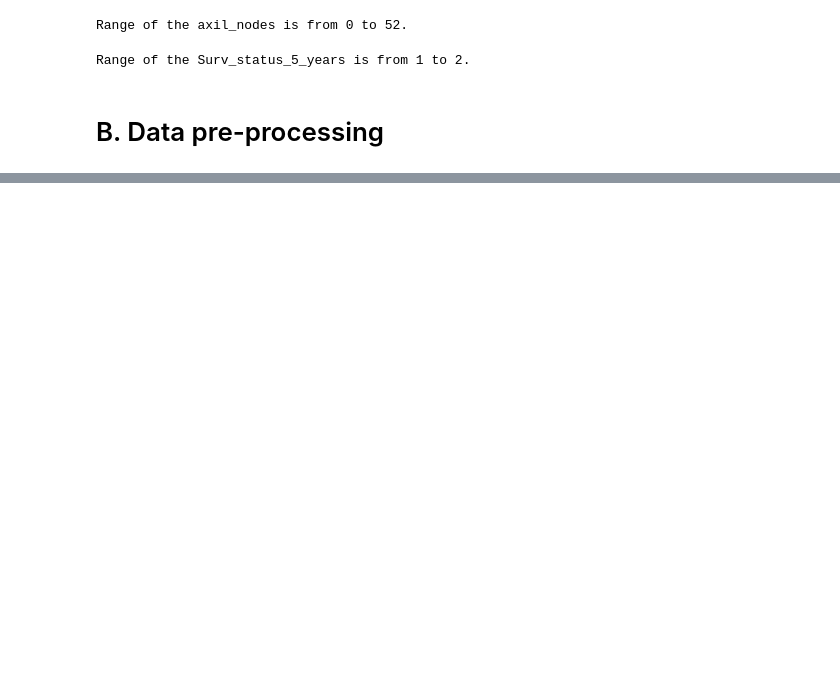
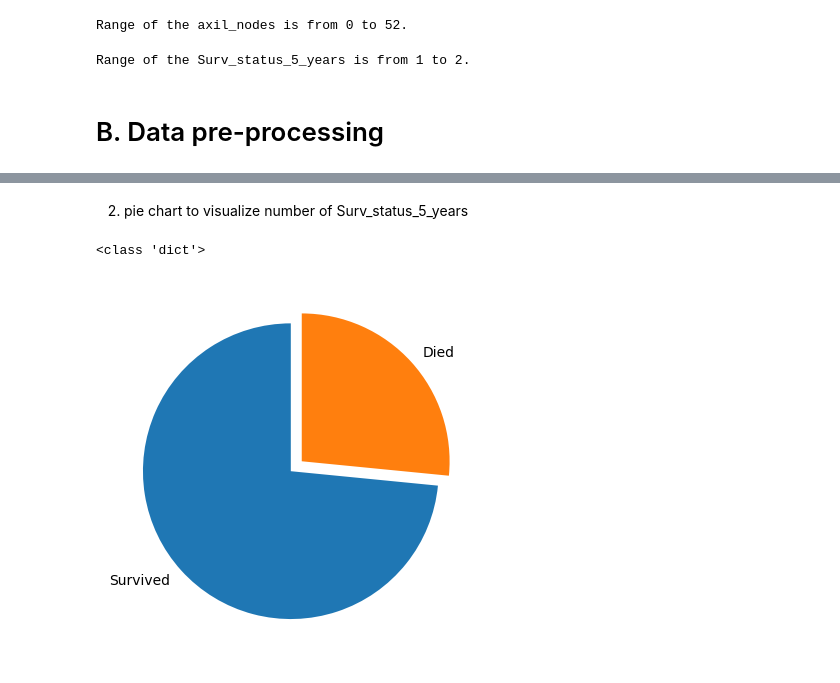
Before and after one commit to anubrata01/Data-mining-college-Assignment, a Jupyter notebook: Haberman’s_Survival_Dataset.ipynb, the cells around one changed output, grey strips where cells are left out. Drawn from its saved outputs; the diff is of its cells as text; code cells hidden in the pictures; blank space fills up the shorter version.

```diff
--- a/Haberman’s_Survival_Dataset.ipynb
+++ b/Haberman’s_Survival_Dataset.ipynb
@@ -130,0 +180,13 @@ Range of the Surv_status_5_years is from 1 to 2.
+# %% [markdown]
+2. pie chart to visualize number of Surv_status_5_years
+# %%
+label = {1: "Survived", 2: "Died"}
+print(type(label))
+# Map unique values to the corresponding labels
+labels = [label[val] for val in data["Surv_status_5_years"].unique()]
+# Create pie chart
+plt.pie(data["Surv_status_5_years"].value_counts(), labels=labels, startangle=90, explode=(0, 0.1))
+plt.show()
+# %% [output]
+<class 'dict'>
+[figure, added]
```
Also changed, not shown: parts of 12 cells of this notebook.
